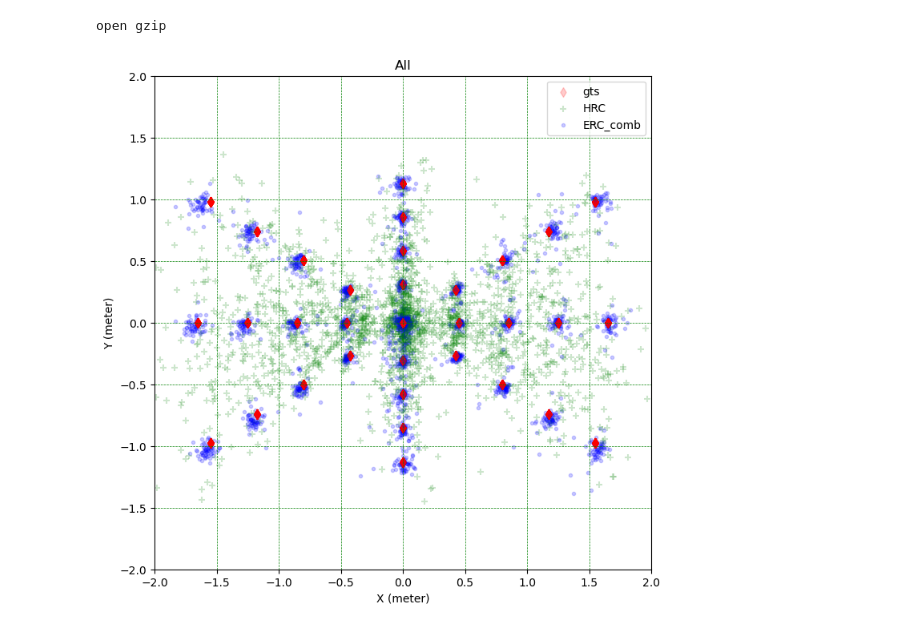
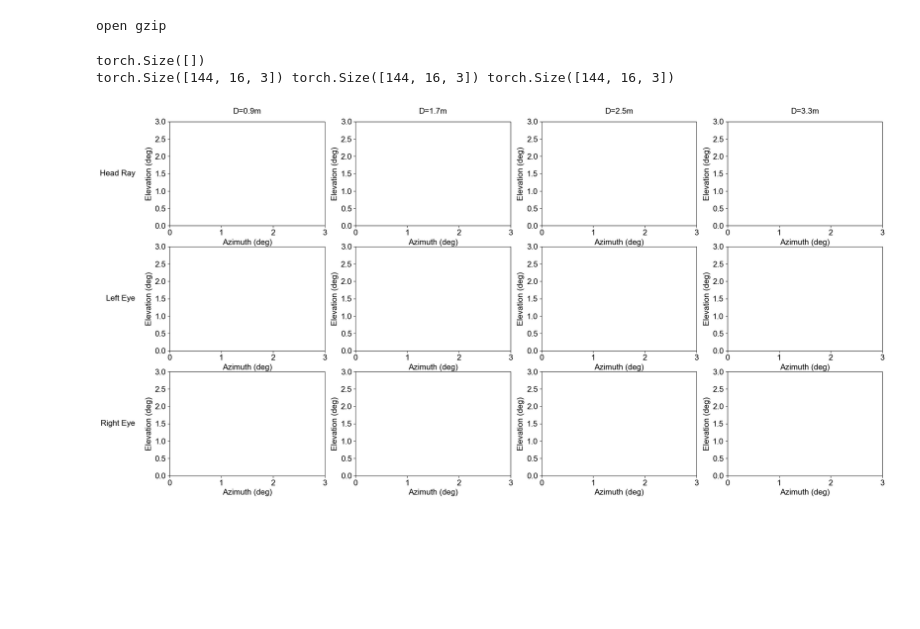
Before and after one commit to gitscade/stats, a Jupyter notebook: 04_projraw.ipynb, the cells around one changed output. Drawn from its saved outputs; the diff is of its cells as text; code cells hidden in the pictures; blank space fills up the shorter version.

```diff
--- a/04_projraw.ipynb
+++ b/04_projraw.ipynb
@@ -229,5 +465,8 @@ def calc_erc(hmd, hmd1, eye, eye1, param):
 # %%
 # draw_features_by_file(file_name, save_name, ffile, sfile)
-draw_features_by_file(file_name, "testtest", ffile, sfile, PARAMS)
+data= calc_features_by_file(file_name, "testtest", ffile, sfile, PARAMS)
+draw_plot(data)
 # %% [output]
+torch.Size([])
+torch.Size([144, 16, 3]) torch.Size([144, 16, 3]) torch.Size([144, 16, 3])
-[figure, old version]
+[figure, new version]
```
Also changed, not shown: parts of 2 cells of this notebook, 3 other files.
